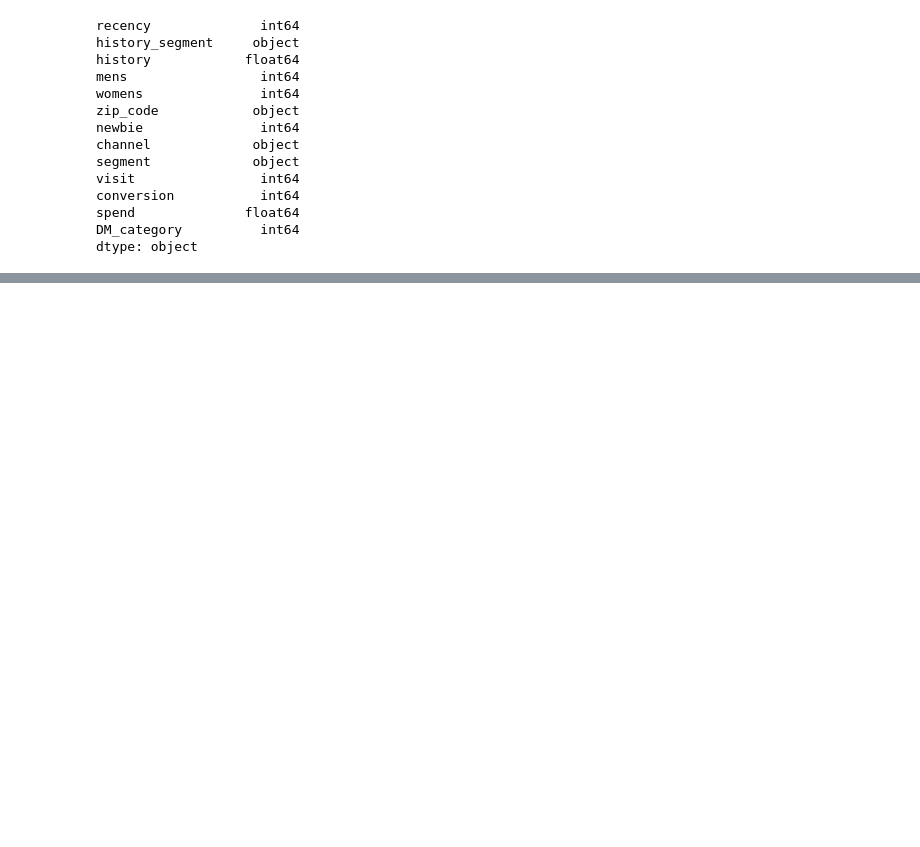
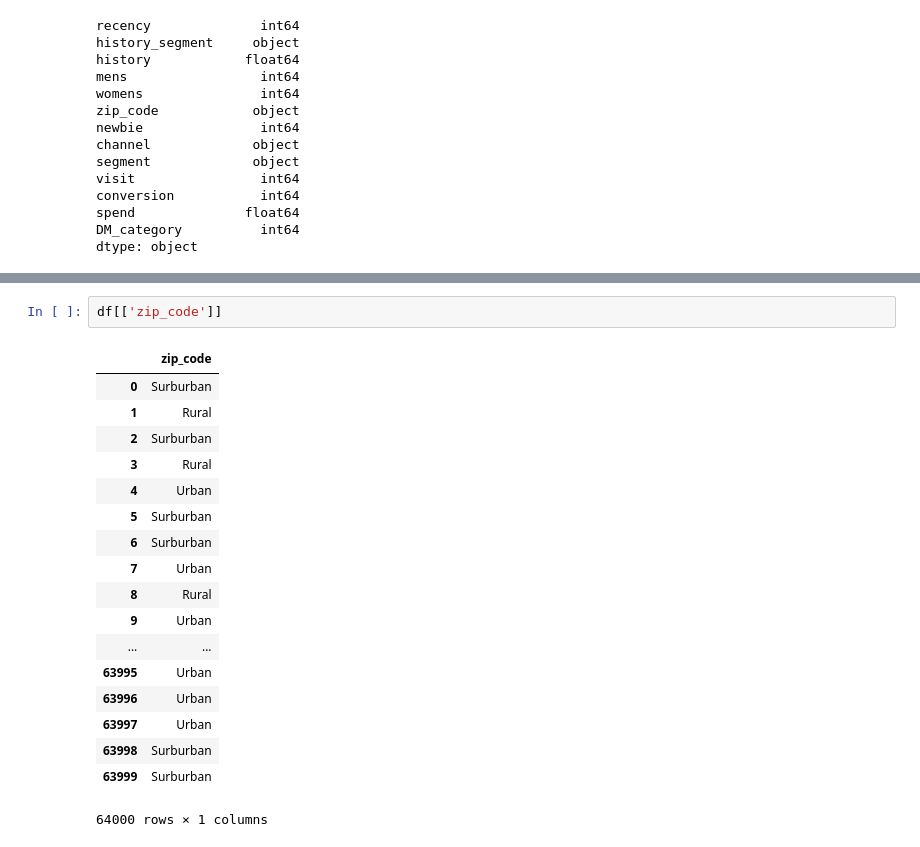
Before and after one commit to tsaomao/edX--MSDS-Curriculum--DAT210x, a Jupyter notebook: Module2/Module 2 - Lectures.ipynb, the cells around one changed output, grey strips where cells are left out. Cells and saved outputs as stored; diff of their text form; blank space fills up the shorter version.

```diff
--- a/Module2/Module 2 - Lectures.ipynb
+++ b/Module2/Module 2 - Lectures.ipynb
@@ -693,0 +691,21 @@ dtype: object
+# %%
+df[['zip_code']]
+# %% [output]
+|  | zip_code |
+| 0 | Surburban |
+| 1 | Rural |
+| 2 | Surburban |
+| 3 | Rural |
+| 4 | Urban |
+| 5 | Surburban |
+| 6 | Surburban |
+| 7 | Urban |
+| 8 | Rural |
+| 9 | Urban |
+| ... | ... |
+| 63995 | Urban |
+| 63996 | Urban |
+| 63997 | Urban |
+| 63998 | Surburban |
+| 63999 | Surburban |
+64000 rows × 1 columns
```
Also changed, not shown: parts of 7 cells of this notebook, 1 other file.
